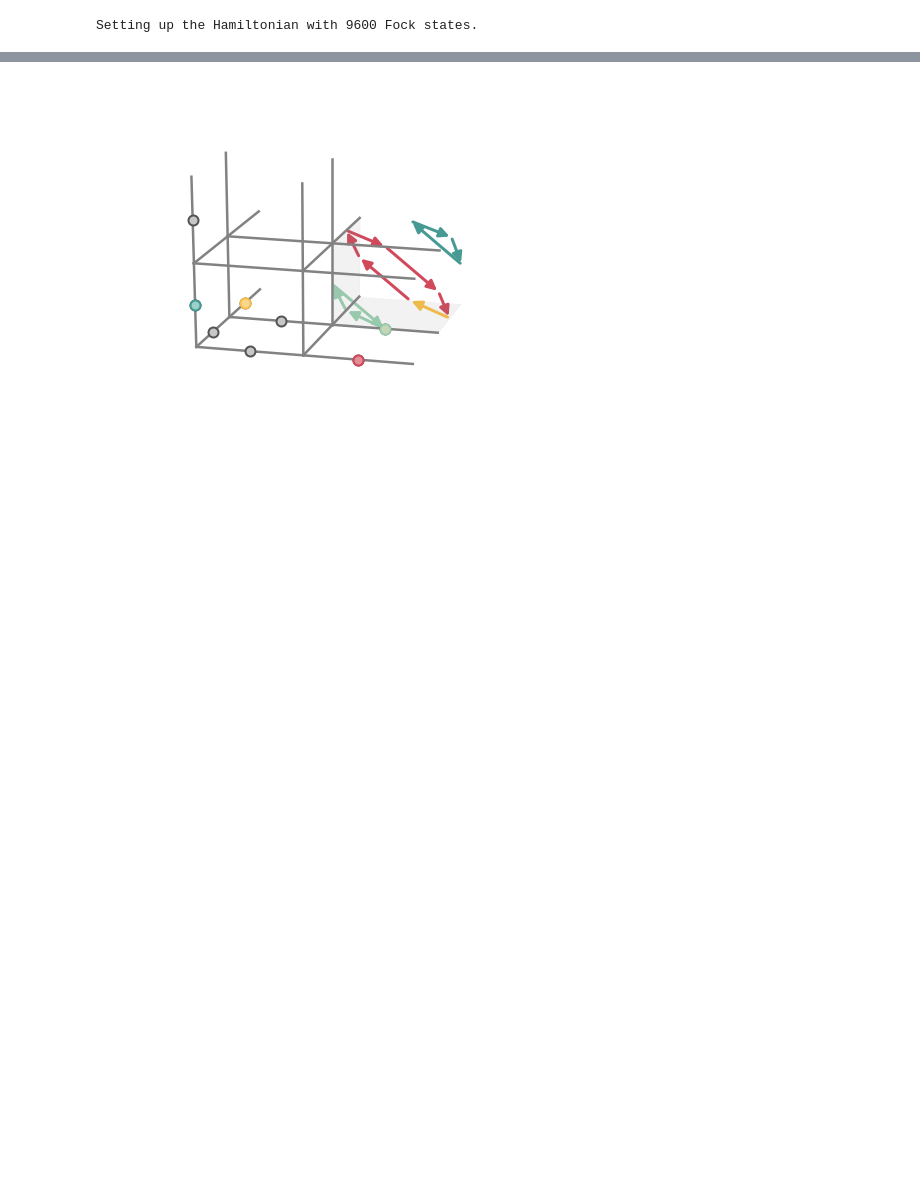
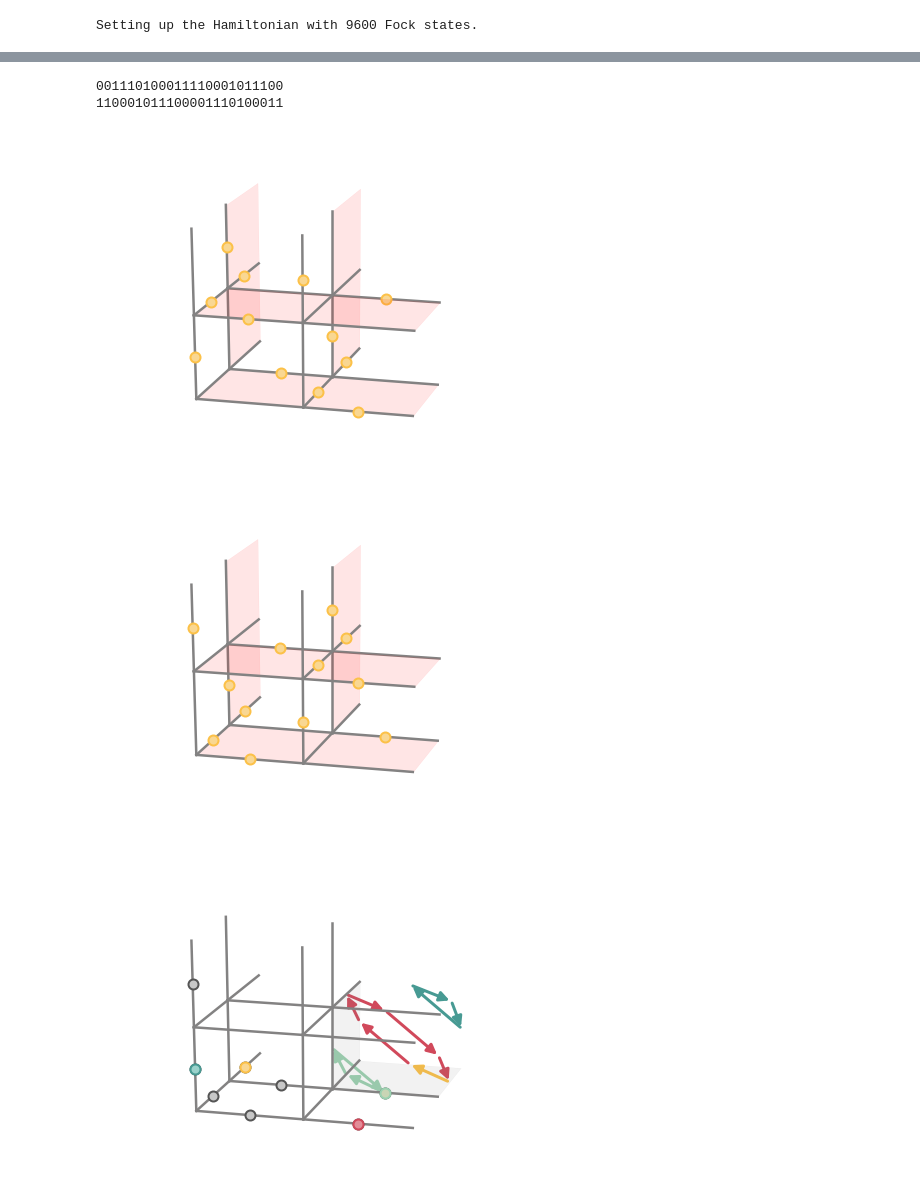
Before and after one commit to cygnus2/FQLMs, a Jupyter notebook: python_notebooks/lattice_visualization.ipynb, the cells around one changed output, grey strips where cells are left out. Cells and saved outputs as stored; diff of their text form; code cells hidden in the pictures; blank space fills up the shorter version.

```diff
--- a/python_notebooks/lattice_visualization.ipynb
+++ b/python_notebooks/lattice_visualization.ipynb
@@ -176,3 +195,13 @@ fig, ax = draw_system(contributions[0])
+# %%
+s = [3816540, 12960675]
+for i, c in enumerate(s):
+    draw_system(c)
+    print('{:024b}'.format(c))
+# %% [output]
+001110100011110001011100
+110001011100001110100011
+[figure, added]
+[figure, added]
 # %%
 from matplotlib.patches import FancyArrowPatch
 from mpl_toolkits.mplot3d import proj3d
```
Also changed, not shown: parts of 5 cells of this notebook, 10 other files.
